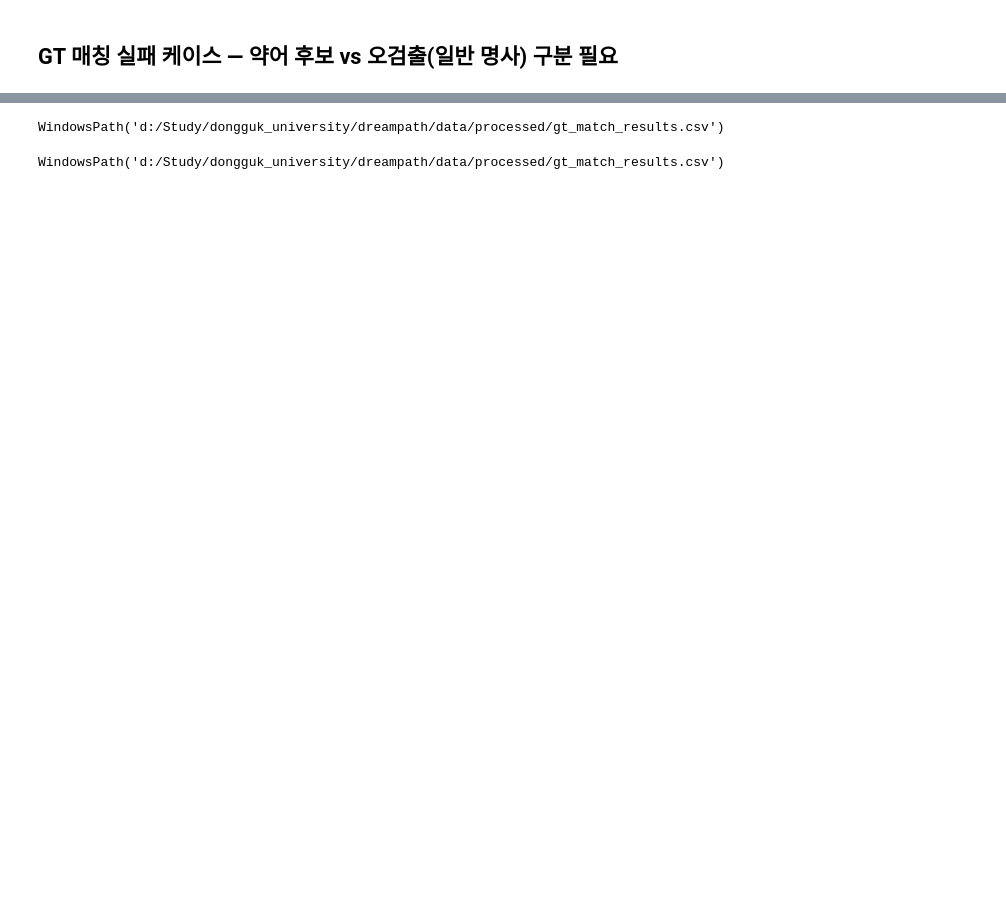
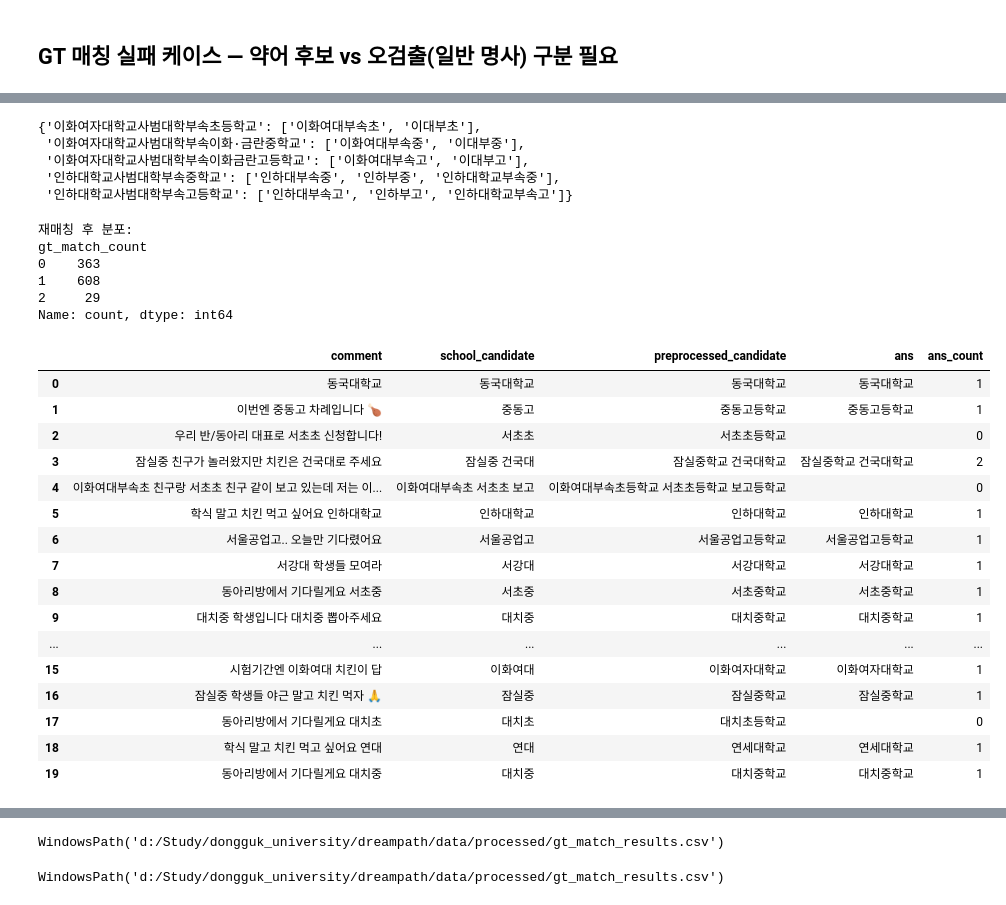
Before and after one commit to imadeit-gyuriPARK/Dongguk_dreampath, a Jupyter notebook: src/gt_match.ipynb, the cells around one changed output, grey strips where cells are left out. Saved outputs shown, nothing was run; the diff lists cells and outputs as text; code cells hidden in the pictures; blank space fills up the shorter version.

```diff
--- a/src/gt_match.ipynb
+++ b/src/gt_match.ipynb
@@ -105,0 +140,78 @@ Name: count, dtype: int64
+# %%
+# gt/build_abbreviations.ipynb의 MANUAL_ALIASES에 추가한 부속학교 예외
+ADDED_AFTER_THIS_RUN = {
+    "이화여자대학교사범대학부속초등학교": ["이화여대부속초", "이대부초"],
+    "이화여자대학교사범대학부속이화·금란중학교": ["이화여대부속중", "이대부중"],
+    "이화여자대학교사범대학부속이화금란고등학교": ["이화여대부속고", "이대부고"],
+    "인하대학교사범대학부속중학교": ["인하대부속중", "인하부중", "인하대학교부속중"],
+    "인하대학교사범대학부속고등학교": ["인하대부속고", "인하부고", "인하대학교부속고"],
+}
+ADDED_AFTER_THIS_RUN
+# %% [output]
+{'이화여자대학교사범대학부속초등학교': ['이화여대부속초', '이대부초'],
+ '이화여자대학교사범대학부속이화·금란중학교': ['이화여대부속중', '이대부중'],
+ '이화여자대학교사범대학부속이화금란고등학교': ['이화여대부속고', '이대부고'],
+ '인하대학교사범대학부속중학교': ['인하대부속중', '인하부중', '인하대학교부속중'],
+ '인하대학교사범대학부속고등학교': ['인하대부속고', '인하부고', '인하대학교부속고']}
+# %%
+# 최신 gt_schoolnames.csv(부속학교 별칭 반영됨) 기준으로 preprocessed_candidate부터 다시 계산해서
+# 여기서 바로 재검증 (원래는 preprocessing2.ipynb에서 하는 일이지만, 확인용으로 여기서도 재실행)
+from preprocessing import expand_school_suffix
+
+gt_df = pd.read_csv(REPO_ROOT / "data" / "processed" / "gt_schoolnames.csv", encoding="utf-8-sig")
+gt_names = set(gt_df["학교명"])
+alias_to_canonical = {}
+if "약어" in gt_df.columns:
+    for aliases, name in zip(gt_df["약어"], gt_df["학교명"]):
+        if pd.notna(aliases):
+            for alias in aliases.split():
+                alias_to_canonical[alias] = name
+
+
+def preprocess_candidate(candidate_text: str) -> str:
+    tokens = []
+    for tok in candidate_text.split():
+        if tok in alias_to_canonical:
+            tokens.append(alias_to_canonical[tok])
+        else:
+            tokens.append(expand_school_suffix(tok)[0])
+    return " ".join(tokens)
+
+
+def gt_match(expanded_text: str) -> str:
+    return " ".join(tok for tok in expanded_text.split() if tok in gt_names)
+
+
+df["preprocessed_candidate"] = df["school_candidate"].apply(preprocess_candidate)
+df["gt_match"] = df["preprocessed_candidate"].apply(gt_match)
+df["gt_match_count"] = df["gt_match"].apply(lambda s: len(s.split()) if s else 0)
+df["ans"] = df["gt_match"]
+df["ans_count"] = df["gt_match_count"]
+
+print("재매칭 후 분포:")
+print(df["gt_match_count"].value_counts().sort_index())
+df[["comment", "school_candidate", "preprocessed_candidate", "ans", "ans_count"]].head(20)
+# %% [output]
+재매칭 후 분포:
+gt_match_count
+0    363
+1    608
+2     29
+Name: count, dtype: int64
+|  | comment | school_candidate | preprocessed_candidate | ans | ans_count |
+| 0 | 동국대학교 | 동국대학교 | 동국대학교 | 동국대학교 | 1 |
+| 1 | 이번엔 중동고 차례입니다 🍗 | 중동고 | 중동고등학교 | 중동고등학교 | 1 |
+| 2 | 우리 반/동아리 대표로 서초초 신청합니다! | 서초초 | 서초초등학교 |  | 0 |
+| 3 | 잠실중 친구가 놀러왔지만 치킨은 건국대로 주세요 | 잠실중 건국대 | 잠실중학교 건국대학교 | 잠실중학교 건국대학교 | 2 |
+| 4 | 이화여대부속초 친구랑 서초초 친구 같이 보고 있는데 저는 이... | 이화여대부속초 서초초 보고 | 이화여대부속초등학교 서초초등학교 보고등학교 |  | 0 |
+| 5 | 학식 말고 치킨 먹고 싶어요 인하대학교 | 인하대학교 | 인하대학교 | 인하대학교 | 1 |
+| 6 | 서울공업고.. 오늘만 기다렸어요 | 서울공업고 | 서울공업고등학교 | 서울공업고등학교 | 1 |
+| 7 | 서강대 학생들 모여라 | 서강대 | 서강대학교 | 서강대학교 | 1 |
+| 8 | 동아리방에서 기다릴게요 서초중 | 서초중 | 서초중학교 | 서초중학교 | 1 |
+| 9 | 대치중 학생입니다 대치중 뽑아주세요 | 대치중 | 대치중학교 | 대치중학교 | 1 |
+| ... | ... | ... | ... | ... | ... |
+| 15 | 시험기간엔 이화여대 치킨이 답 | 이화여대 | 이화여자대학교 | 이화여자대학교 | 1 |
+| 16 | 잠실중 학생들 야근 말고 치킨 먹자 🙏 | 잠실중 | 잠실중학교 | 잠실중학교 | 1 |
+| 17 | 동아리방에서 기다릴게요 대치초 | 대치초 | 대치초등학교 |  | 0 |
+| 18 | 학식 말고 치킨 먹고 싶어요 연대 | 연대 | 연세대학교 | 연세대학교 | 1 |
+| 19 | 동아리방에서 기다릴게요 대치중 | 대치중 | 대치중학교 | 대치중학교 | 1 |
```
Also changed, not shown: parts of 7 cells of this notebook, 12 other files.
